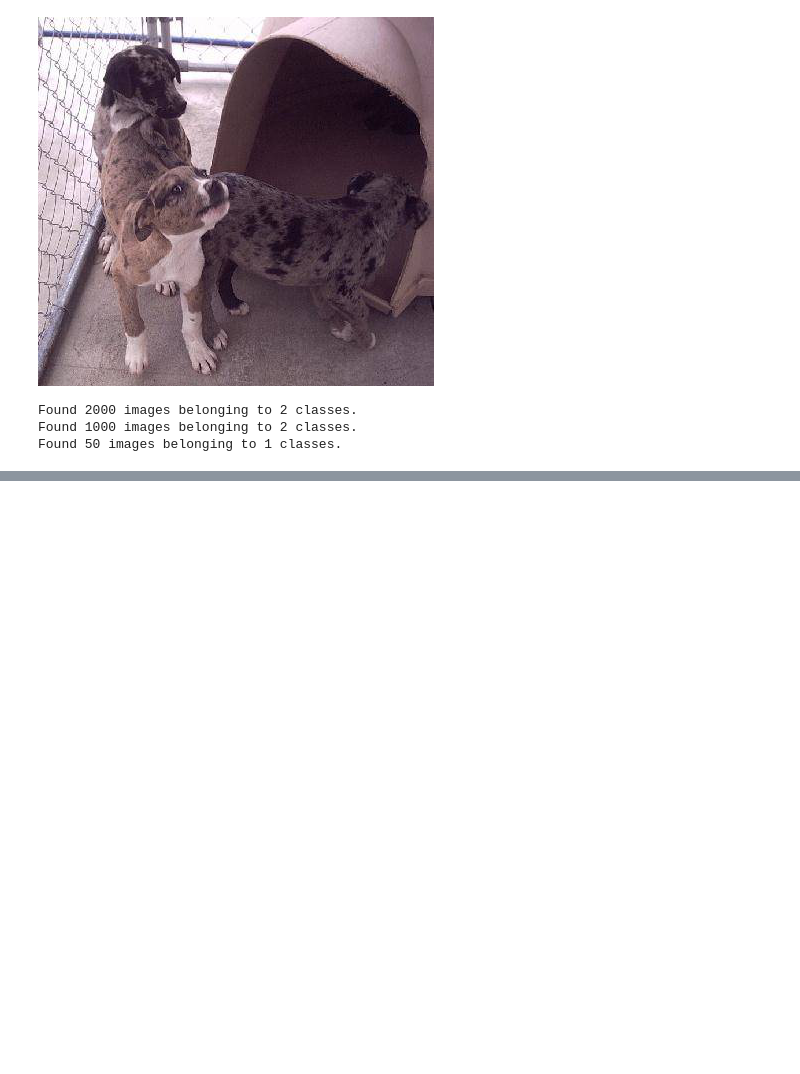
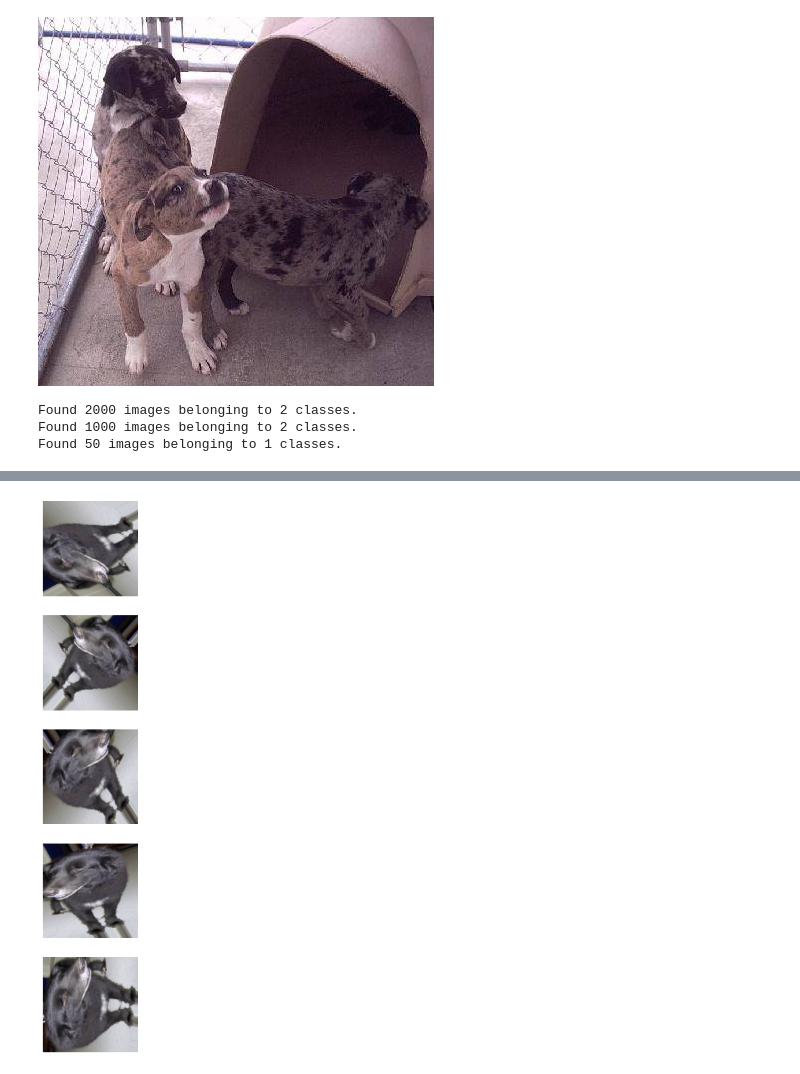
Before and after one commit to antonatem/cats-dogs-classification, a Jupyter notebook: cat_dog_classification.ipynb, the cells around one changed output, grey strips where cells are left out. Cells and saved outputs as stored; diff of their text form; code cells hidden in the pictures; blank space fills up the shorter version.

```diff
--- a/cat_dog_classification.ipynb
+++ b/cat_dog_classification.ipynb
@@ -78,0 +85,7 @@ plotImages(sample_training_images[:5])
+# %%
+# Plot the same image to see transformations
+augmented_images = [train_data_gen[0][0][0] for i in range(5)]
+
+plotImages(augmented_images)
+# %% [output]
+[figure, added]
```
Also changed, not shown: parts of 2 cells of this notebook.
